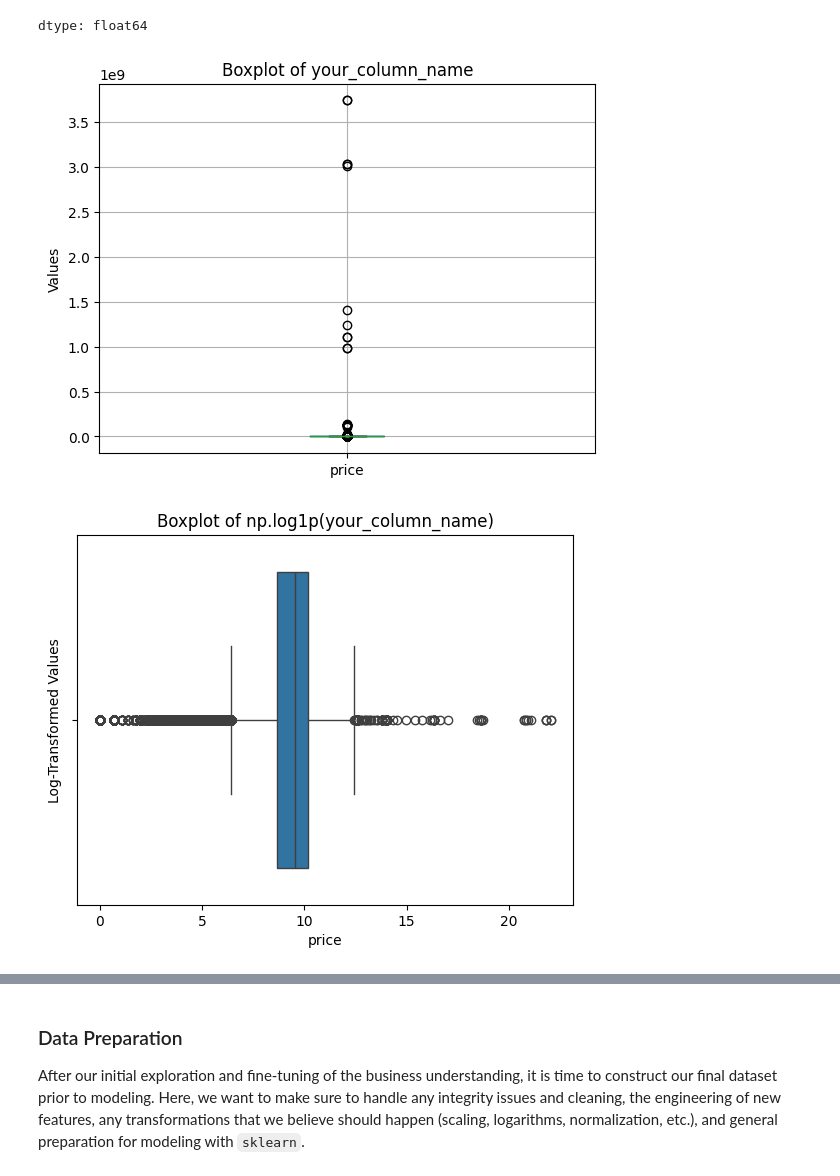
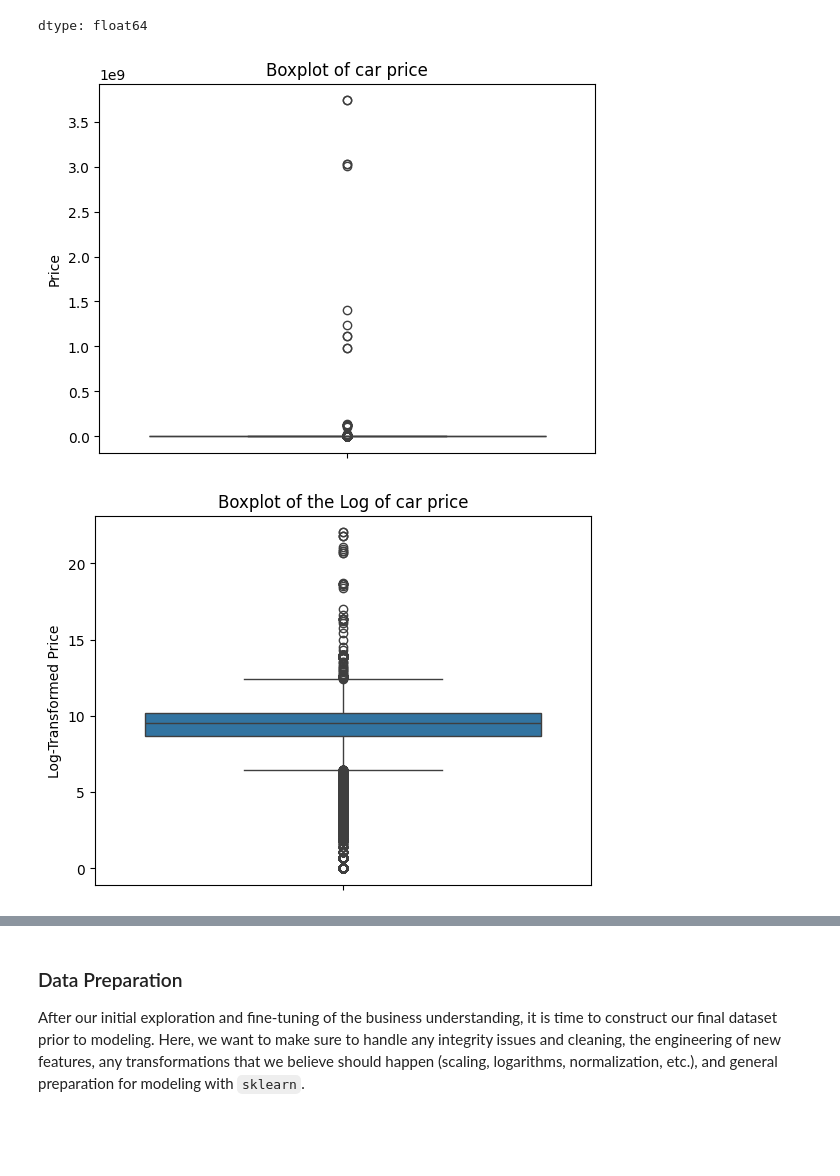
Before and after one commit to vegalopm/ml-assignment-mod11, a Jupyter notebook: prompt_II.ipynb, the cells around one changed output, grey strips where cells are left out. Saved outputs shown, nothing was run; the diff lists cells and outputs as text; code cells hidden in the pictures; blank space fills up the shorter version.

```diff
--- a/prompt_II.ipynb
+++ b/prompt_II.ipynb
@@ -116,14 +121,14 @@ cars['price'].describe(percentiles=[0.1, 0.25, 0.5, 0.75, 0.9, 0.95, 0.99])
 dtype: float64
 # %%
 # Graph a box plot of the price column
-cars.boxplot(column=['price'])
-plt.title("Boxplot of your_column_name")
-plt.ylabel("Values")
+sns.boxplot(y=cars['price'])
+plt.title("Boxplot of car price")
+plt.ylabel("Price")
 plt.show()
-sns.boxplot(x=np.log1p(cars['price']))
-plt.title("Boxplot of np.log1p(your_column_name)")
-plt.ylabel("Log-Transformed Values")
+sns.boxplot(y=np.log1p(cars['price']))
+plt.ylabel("Log-Transformed Price")
+plt.title("Boxplot of the Log of car price")
 plt.show()
 # %% [output]
-[figure, old version]
+[figure, new version]
-[figure, old version]
+[figure, new version]
```
Also changed, not shown: parts of 18 cells of this notebook.
